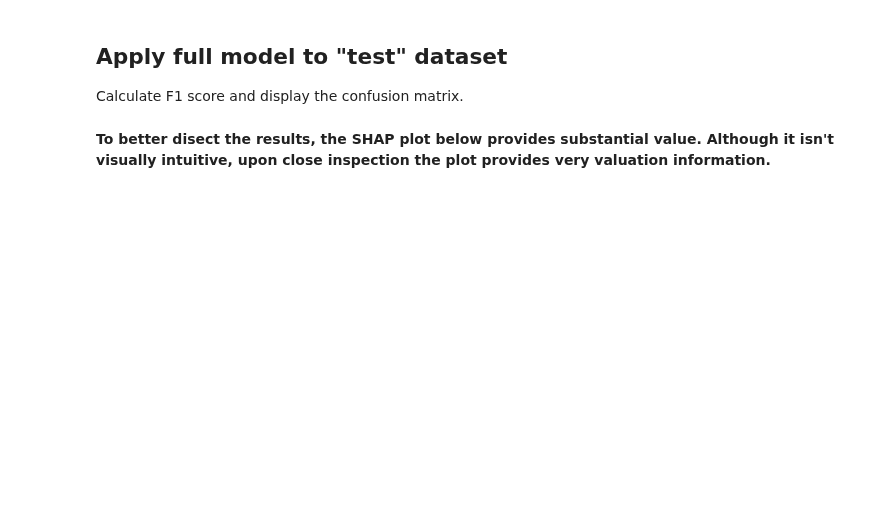
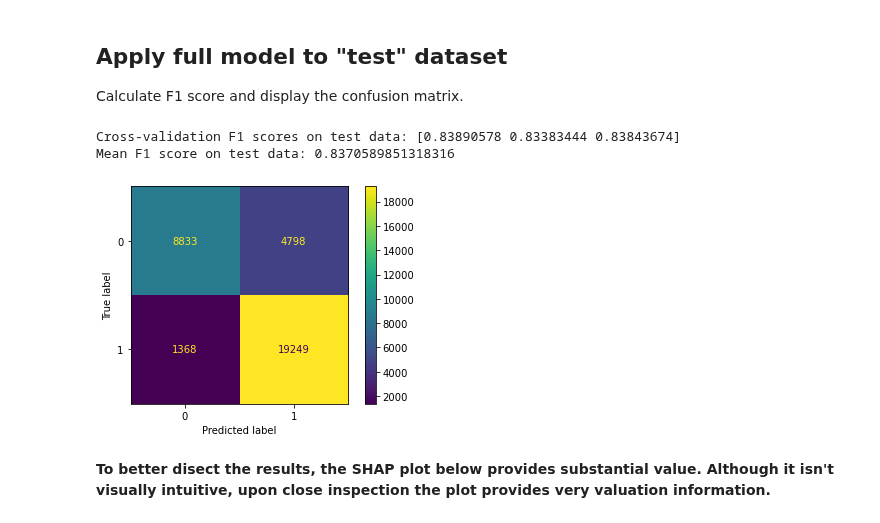
Before and after one commit to sethnlewis/Policing-Bias, a Jupyter notebook: notebooks/final_notebook.ipynb, the cells around one changed output. Cells and saved outputs as stored; diff of their text form; code cells hidden in the pictures; blank space fills up the shorter version.

```diff
--- a/notebooks/final_notebook.ipynb
+++ b/notebooks/final_notebook.ipynb
@@ -827,10 +934,18 @@ Calculate F1 score and display the confusion matrix.
 # %%
 f1_scores = cross_val_score(best_model, X_test, y_test, scoring='f1', cv=kfold)
 f1 = f1_scores.mean()
 
 print('Cross-validation F1 scores on test data:', f1_scores)
 print('Mean F1 score on test data:', f1)
-plot_confusion_matrix(final_model_xgb, X, y)
+plot_confusion_matrix(final_model_xgb, X, y);
+
+name = 'Final-Model-Confusion-Matrix.png'
+path = os.path.join(path_to_figures, name)
+plt.savefig(path)
+# %% [output]
+Cross-validation F1 scores on test data: [0.83890578 0.83383444 0.83843674]
+Mean F1 score on test data: 0.8370589851318316
+[figure, added]
 # %% [markdown]
 **To better disect the results, the SHAP plot below provides substantial value. Although it isn't visually intuitive, upon close inspection the plot provides very valuation information.**
 # %%
```
Also changed, not shown: parts of 21 cells of this notebook, 8 other files.
